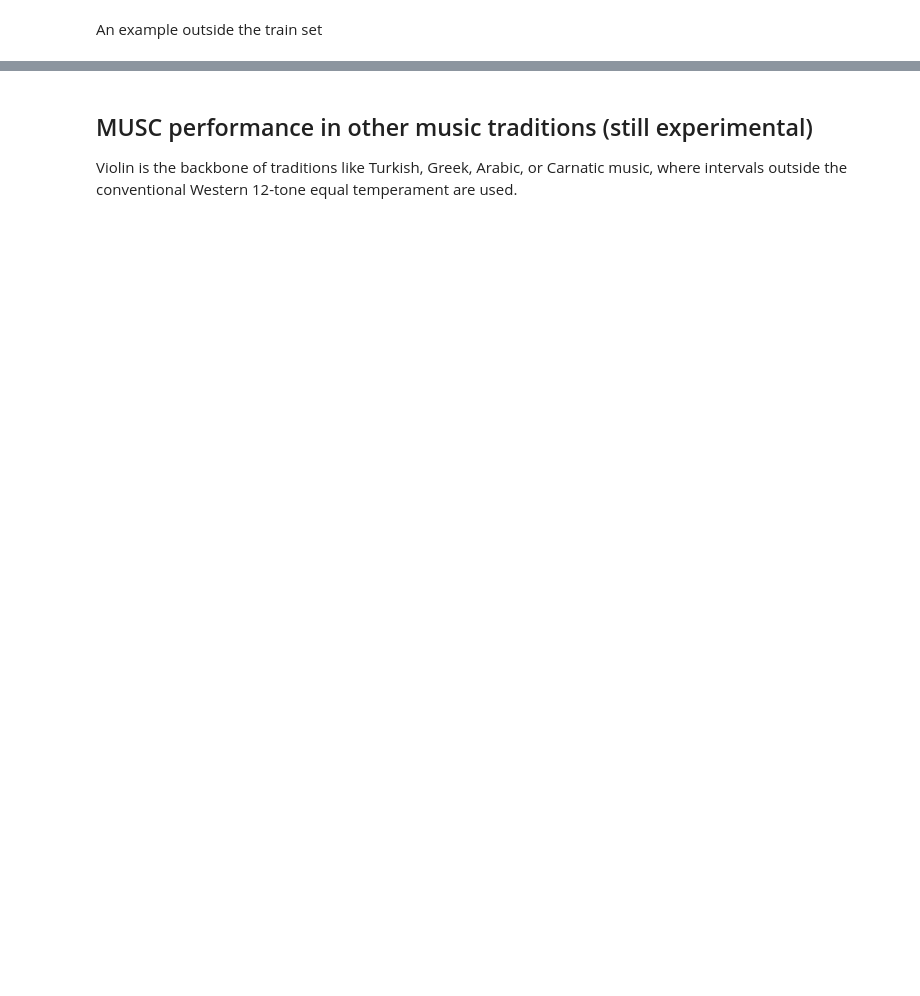
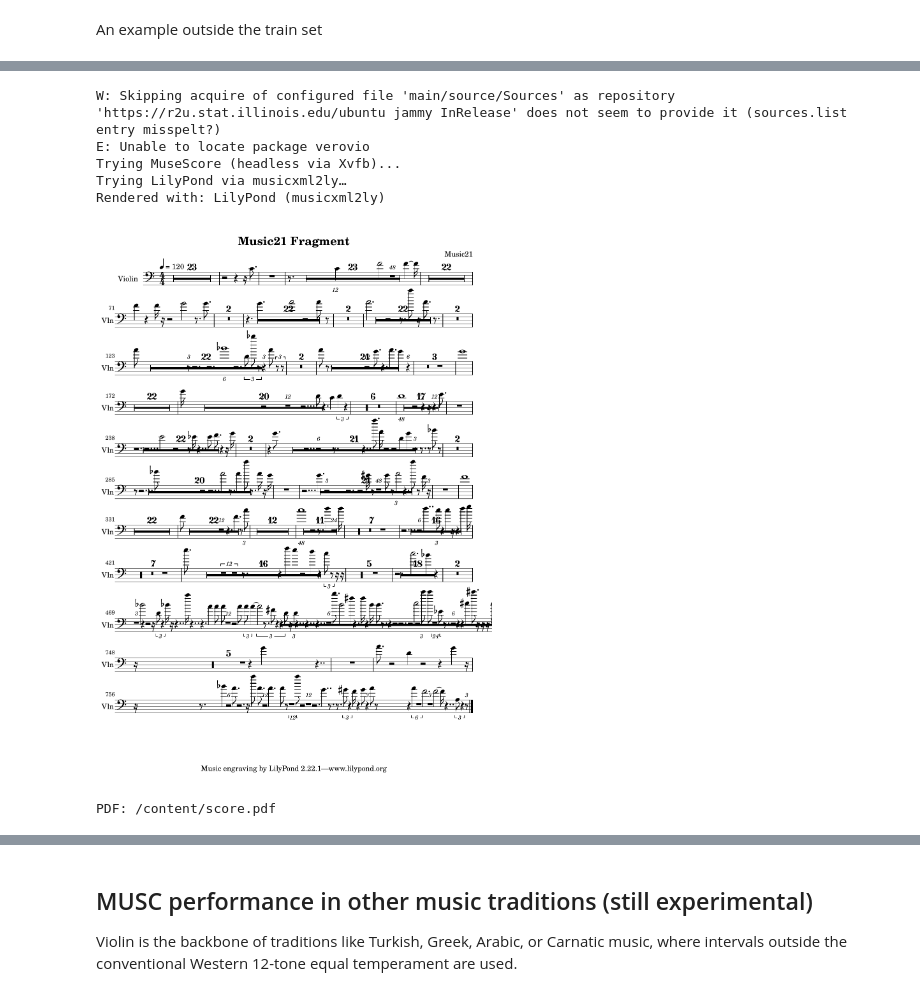
Before and after one commit to yihan2588/pixi-cuda-lesson, a Jupyter notebook: demo.ipynb, the cells around one changed output, grey strips where cells are left out. Drawn from its saved outputs; the diff is of its cells as text; code cells hidden in the pictures; blank space fills up the shorter version.

```diff
--- a/demo.ipynb
+++ b/demo.ipynb
@@ -65,0 +200,80 @@ for url in ['https://www.youtube.com/watch?v=ul6mJbNEA9A']:
+# %%
+# Render /content/score.musicxml -> /content/score.pdf with fallbacks + inline previews
+
+# -- install tools (quiet) --
+!apt-get -y update -qq
+!apt-get -y install -qq xvfb musescore3 verovio lilypond poppler-utils > /dev/null
+
+import os, shutil, subprocess, glob
+from IPython.display import Image, display
+from google.colab import files
+
+mx = "/content/score.musicxml"
+pdf = "/content/score.pdf"
+ok = False
+used = None
+
+def preview_and_download(pdf_path):
+    # PNG previews
+    !rm -f /content/score_page-*.png
+    subprocess.run(["pdftoppm", "-png", pdf_path, "/content/score_page"], check=True)
+    for p in sorted(glob.glob("/content/score_page-*.png")):
+        display(Image(filename=p))
+    print("PDF:", pdf_path)
+    files.download(pdf_path)
+
+# 1) Try MuseScore headless (via Xvfb to avoid GUI crash)
+if shutil.which("musescore3"):
+    try:
+        print("Trying MuseScore (headless via Xvfb)...")
+        env = os.environ.copy()
+        env["QT_QPA_PLATFORM"] = "offscreen"
+        subprocess.run(
+            ["xvfb-run", "-a", "-s", "-screen 0 1920x1080x24", "musescore3", "-o", pdf, mx],
+            check=True, env=env
+        )
+        ok, used = True, "MuseScore 3 (xvfb)"
+    except subprocess.CalledProcessError as e:
+        print("MuseScore failed, falling back…")
+
+# 2) Try Verovio CLI
+if not ok and shutil.which("verovio"):
+    try:
+        print("Trying Verovio…")
+        # You can tweak scale/page size as needed
+        subprocess.run(
+            ["verovio", "--from=musicxml", "--format=pdf", mx, "-o", "/content/score_verovio.pdf",
+             "--scale", "80", "--adjust-page-height"],
+            check=True
+        )
+        # Normalize name
+        !cp /content/score_verovio.pdf /content/score.pdf
+        ok, used = True, "Verovio"
+    except subprocess.CalledProcessError:
+        print("Verovio failed, falling back…")
+
+# 3) Try LilyPond by converting MusicXML -> .ly, then engrave
+if not ok and shutil.which("musicxml2ly") or shutil.which("lilypond"):
+    try:
+        print("Trying LilyPond via musicxml2ly…")
+        # musicxml2ly is bundled with LilyPond
+        subprocess.run(["musicxml2ly", mx, "-o", "/content/score.ly"], check=True)
+        subprocess.run(["lilypond", "-dno-point-and-click", "-o", "/content/score", "/content/score.ly"], check=True)
+        # LilyPond outputs /content/score.pdf already
+        ok, used = True, "LilyPond (musicxml2ly)"
+    except subprocess.CalledProcessError:
+        print("LilyPond route failed.")
+
+if not ok:
+    raise SystemExit("All renderers failed. Share the last few lines of the output and I’ll adjust settings.")
+
+print(f"Rendered with: {used}")
+preview_and_download(pdf)
+# %% [output]
+W: Skipping acquire of configured file 'main/source/Sources' as repository 'https://r2u.stat.illinois.edu/ubuntu jammy InRelease' does not seem to provide it (sources.list entry misspelt?)
+E: Unable to locate package verovio
+Trying MuseScore (headless via Xvfb)...
+Trying LilyPond via musicxml2ly…
+Rendered with: LilyPond (musicxml2ly)
+[figure, added]
+PDF: /content/score.pdf
```
Also changed, not shown: parts of 5 cells of this notebook.
